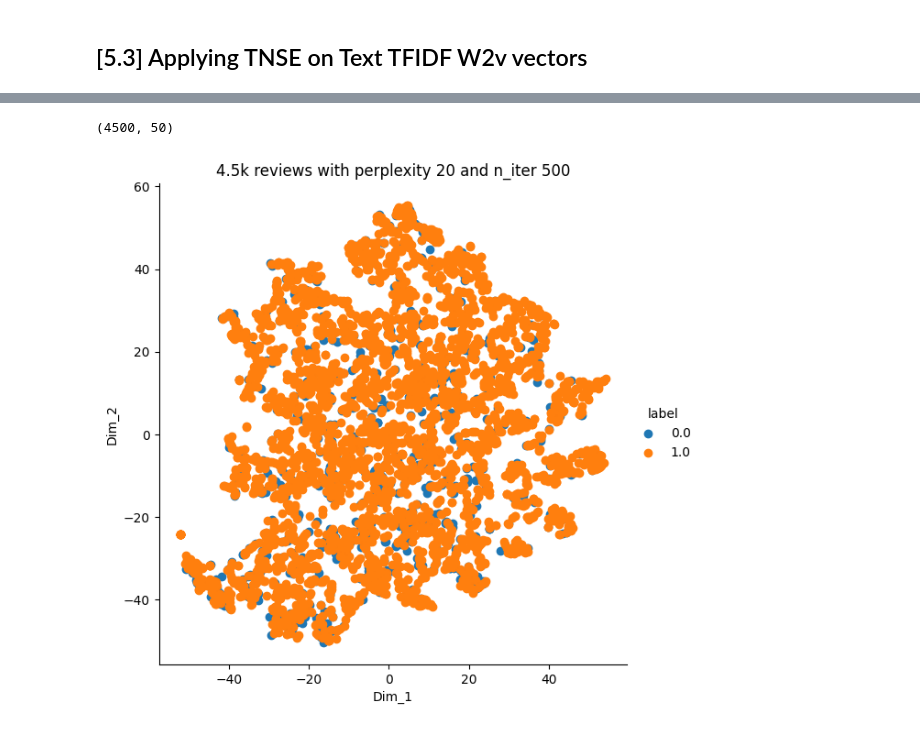
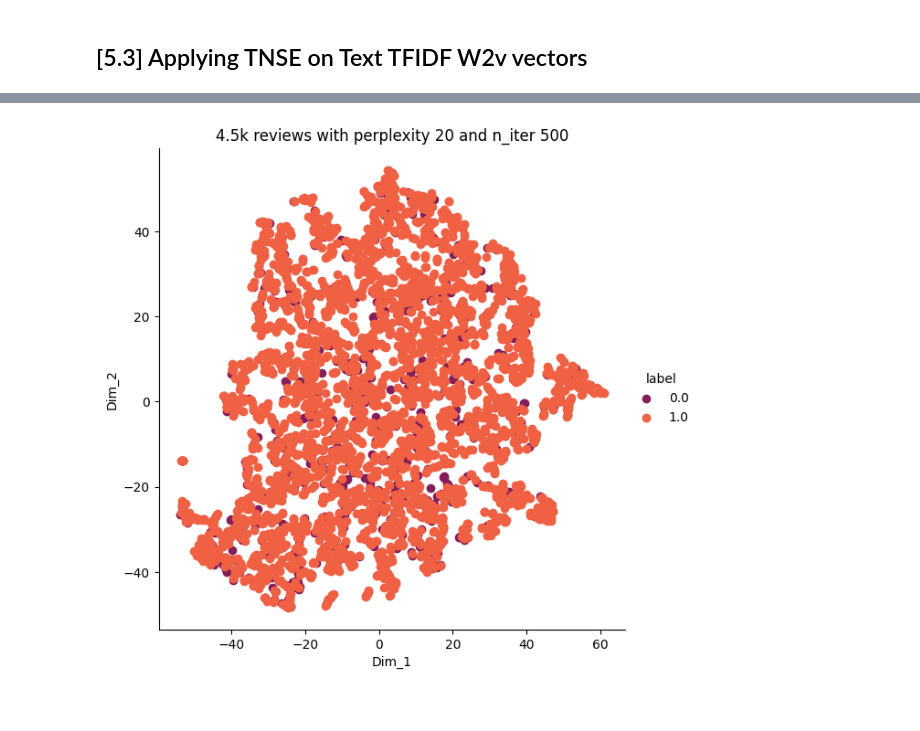
Before and after one commit to Sank02/data-science, a Jupyter notebook: Data Analysis/Amazon Fine Food Reviews - Sentiment Analysis - TSNE Visualization.ipynb, the cells around one changed output, grey strips where cells are left out. Saved outputs shown, nothing was run; the diff lists cells and outputs as text; code cells hidden in the pictures.

```diff
--- a/Data Analysis/Amazon Fine Food Reviews - Sentiment Analysis - TSNE Visualization.ipynb
+++ b/Data Analysis/Amazon Fine Food Reviews - Sentiment Analysis - TSNE Visualization.ipynb
@@ -1034,37 +839,25 @@ tfidf_sent_vectors
 # %%
-# TSNE for 4500 reviews
+# TSNE for 4.5K reviews
 
-from sklearn.manifold import TSNE
-import seaborn as sn
+# Here out of 4.5K some 750-800 are negative reviews.
+data_4500 = tfidf_sent_vectors[0:4500]
+labels_4500 = final["Score"][0:4500]
 
-# Picking the top 4500 points as TSNE takes a lot of time for 364K points
-# Just a reminder that here out of 4986 only 800 something are negative reviews
-data_2000 = tfidf_sent_vectors[0:4500]
-labels_2000 = final["Score"][0:4500]
+# To fix this error - AttributeError: 'list' object has no attribute 'shape'
+data_4500 = np.array(data_4500)
 
-# Error was appearing - AttributeError: 'list' object has no attribute 'shape'
-data_2000 = np.array(data_2000)
-print(data_2000.shape)
+# Configuring the parameteres
+model = TSNE(n_components=2, random_state=0, perplexity=20, n_iter=500)
+tsne_data = model.fit_transform(data_4500)
 
-model = TSNE(n_components=2, random_state=0, perplexity=20, n_iter=500)
-# configuring the parameteres
-# the number of components = 2
-# default perplexity = 30
-# default learning rate = 200
-# default Maximum number of iterations for the optimization = 1000
-
-tsne_data = model.fit_transform(data_2000)
-
-
-# creating a new data frame which help us in ploting the result data
-tsne_data = np.vstack((tsne_data.T, labels_2000)).T
+# Creating a new data frame which help us in ploting the result data
+tsne_data = np.vstack((tsne_data.T, labels_4500)).T
 tsne_df = pd.DataFrame(data=tsne_data, columns=("Dim_1", "Dim_2", "label"))
 
 # Ploting the result of tsne
-sn.FacetGrid(tsne_df, hue="label", height=6).map(plt.scatter, 'Dim_1', 'Dim_2').add_legend()
+sn.FacetGrid(tsne_df, palette="rocket", hue="label", height=6).map(plt.scatter, 'Dim_1', 'Dim_2').add_legend()
 plt.title('4.5k reviews with perplexity 20 and n_iter 500')
 plt.show()
 # %% [output]
-(4500, 50)
-[figure, old version]
+[figure, new version]
 # %%
```
Also changed, not shown: parts of 28 cells of this notebook.
